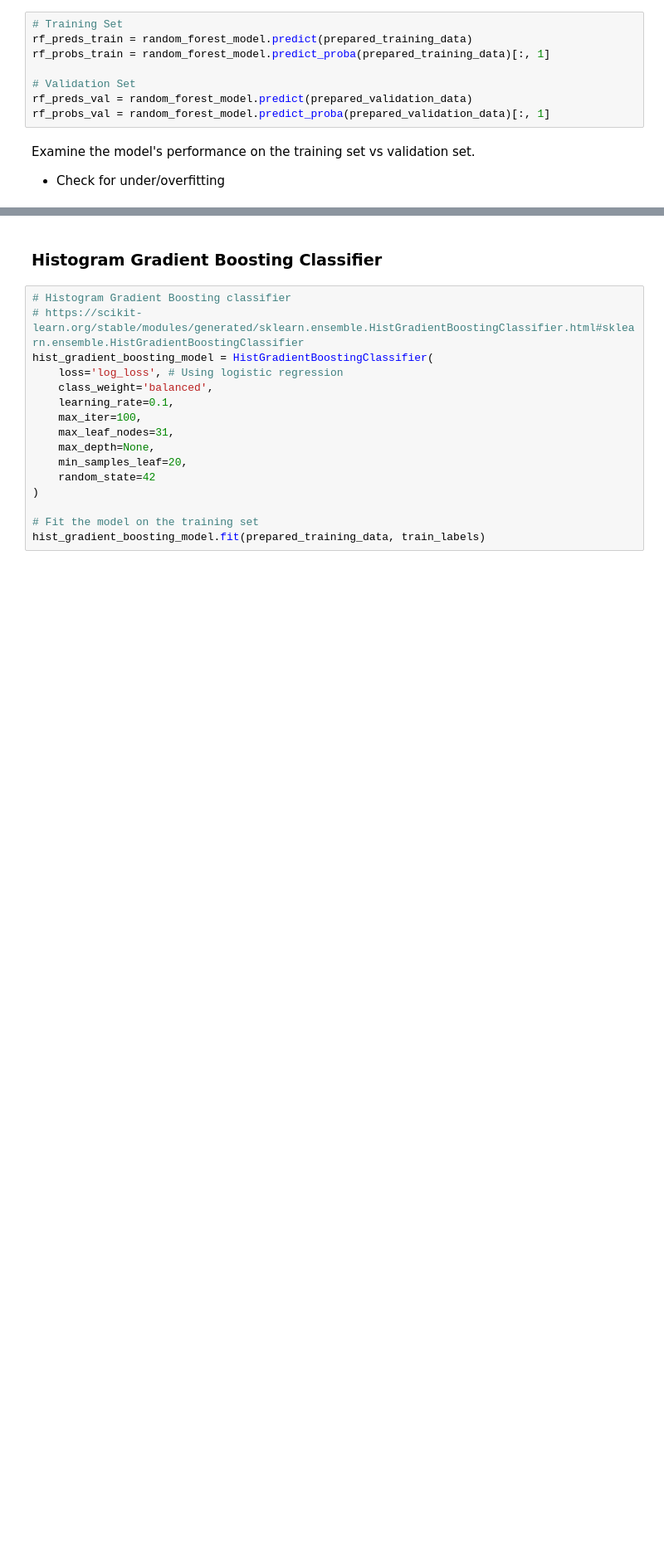
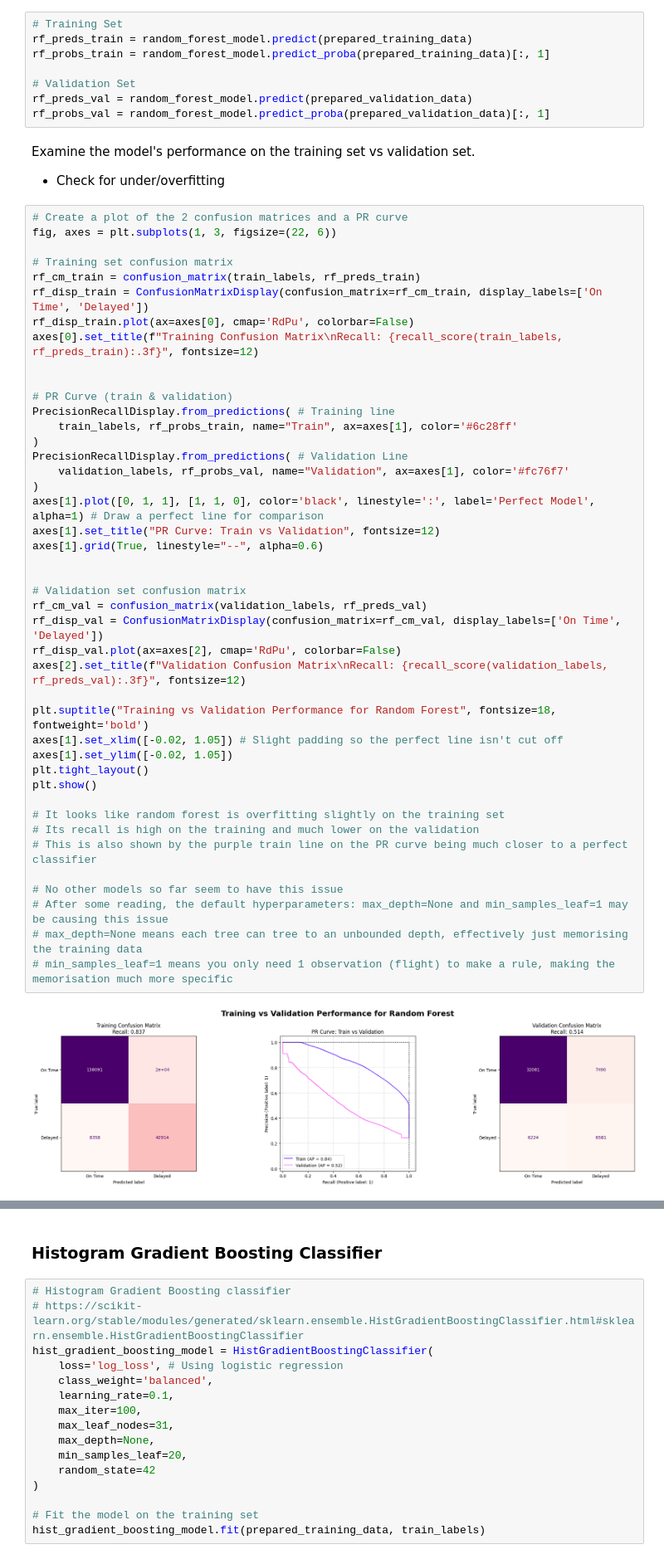
Before and after one commit to lucyg04/nycflights13, a Jupyter notebook: Practical 1/practical1_py.ipynb, the cells around one changed output, grey strips where cells are left out. Shown at 83% size. Saved outputs shown, nothing was run; the diff lists cells and outputs as text; blank space fills up the shorter version.

```diff
--- a/Practical 1/practical1_py.ipynb
+++ b/Practical 1/practical1_py.ipynb
@@ -1697,3 +1697,48 @@ rf_probs_val = random_forest_model.predict_proba(prepared_validation_data)[:, 1]
 # %% [markdown]
 Examine the model's performance on the training set vs validation set.
 - Check for under/overfitting
+# %%
+# Create a plot of the 2 confusion matrices and a PR curve
+fig, axes = plt.subplots(1, 3, figsize=(22, 6))
+
+# Training set confusion matrix
+rf_cm_train = confusion_matrix(train_labels, rf_preds_train)
+rf_disp_train = ConfusionMatrixDisplay(confusion_matrix=rf_cm_train, display_labels=['On Time', 'Delayed'])
+rf_disp_train.plot(ax=axes[0], cmap='RdPu', colorbar=False)
+axes[0].set_title(f"Training Confusion Matrix\nRecall: {recall_score(train_labels, rf_preds_train):.3f}", fontsize=12)
+
+
+# PR Curve (train & validation)
+PrecisionRecallDisplay.from_predictions( # Training line
+    train_labels, rf_probs_train, name="Train", ax=axes[1], color='#6c28ff'
+)
+PrecisionRecallDisplay.from_predictions( # Validation Line
+    validation_labels, rf_probs_val, name="Validation", ax=axes[1], color='#fc76f7'
+)
+axes[1].plot([0, 1, 1], [1, 1, 0], color='black', linestyle=':', label='Perfect Model', alpha=1) # Draw a perfect line for comparison
+axes[1].set_title("PR Curve: Train vs Validation", fontsize=12)
+axes[1].grid(True, linestyle="--", alpha=0.6)
+
+
+# Validation set confusion matrix
+rf_cm_val = confusion_matrix(validation_labels, rf_preds_val)
+rf_disp_val = ConfusionMatrixDisplay(confusion_matrix=rf_cm_val, display_labels=['On Time', 'Delayed'])
+rf_disp_val.plot(ax=axes[2], cmap='RdPu', colorbar=False)
+axes[2].set_title(f"Validation Confusion Matrix\nRecall: {recall_score(validation_labels, rf_preds_val):.3f}", fontsize=12)
+
+plt.suptitle("Training vs Validation Performance for Random Forest", fontsize=18, fontweight='bold')
+axes[1].set_xlim([-0.02, 1.05]) # Slight padding so the perfect line isn't cut off
+axes[1].set_ylim([-0.02, 1.05])
+plt.tight_layout()
+plt.show()
+
+# It looks like random forest is overfitting slightly on the training set
+# Its recall is high on the training and much lower on the validation
+# This is also shown by the purple train line on the PR curve being much closer to a perfect classifier
+
+# No other models so far seem to have this issue
+# After some reading, the default hyperparameters: max_depth=None and min_samples_leaf=1 may be causing this issue
+# max_depth=None means each tree can tree to an unbounded depth, effectively just memorising the training data
+# min_samples_leaf=1 means you only need 1 observation (flight) to make a rule, making the memorisation much more specific
+# %% [output]
+[figure, added]
```
Also changed, not shown: parts of 15 cells of this notebook.
